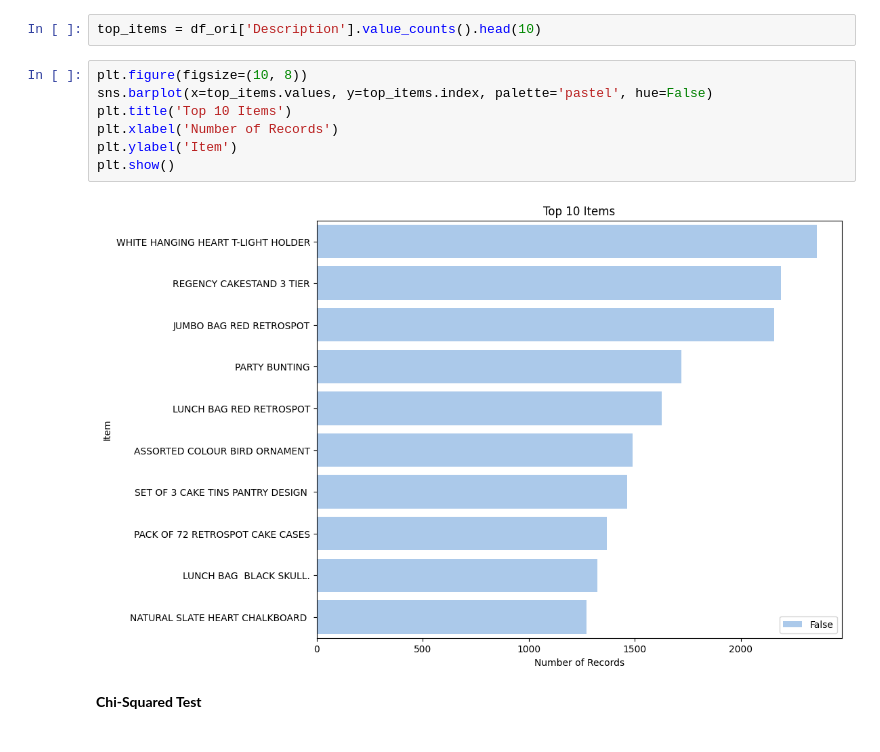
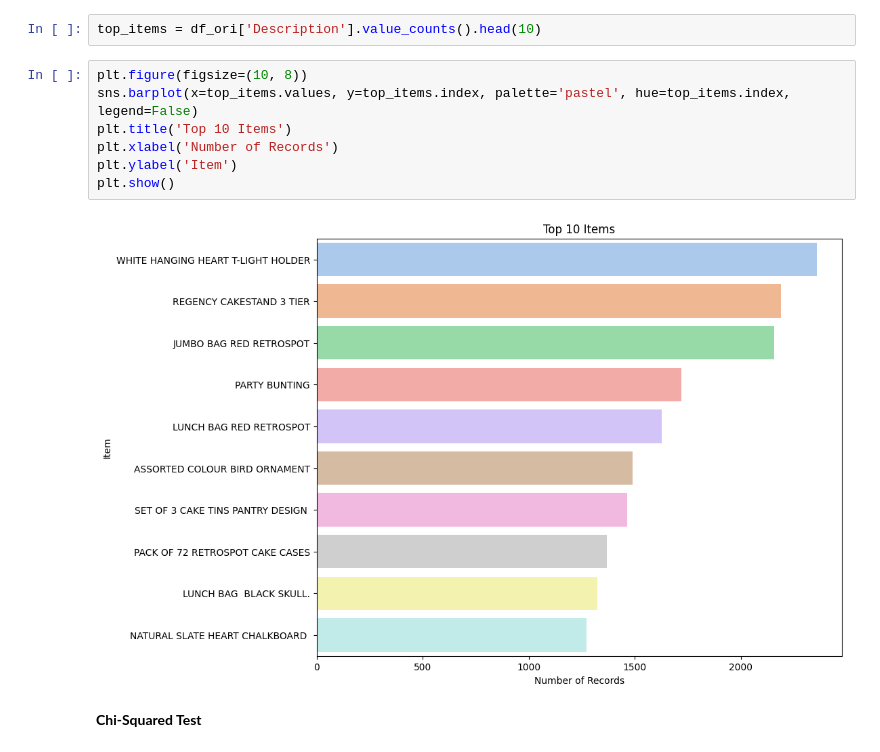
Before and after one commit to ymo98/customer-segmentation, a Jupyter notebook: customer-segmentation.ipynb, the cells around one changed output. Cells and saved outputs as stored; diff of their text form.

```diff
--- a/customer-segmentation.ipynb
+++ b/customer-segmentation.ipynb
@@ -201,13 +202,13 @@ plt.show()
 top_items = df_ori['Description'].value_counts().head(10)
 # %%
 plt.figure(figsize=(10, 8))
-sns.barplot(x=top_items.values, y=top_items.index, palette='pastel', hue=False)
+sns.barplot(x=top_items.values, y=top_items.index, palette='pastel', hue=top_items.index, legend=False)
 plt.title('Top 10 Items')
 plt.xlabel('Number of Records')
 plt.ylabel('Item')
 plt.show()
 # %% [output]
-[figure, old version]
+[figure, new version]
 # %% [markdown]
 **Chi-Squared Test**
 # %%
```
Also changed, not shown: parts of 4 cells of this notebook.
